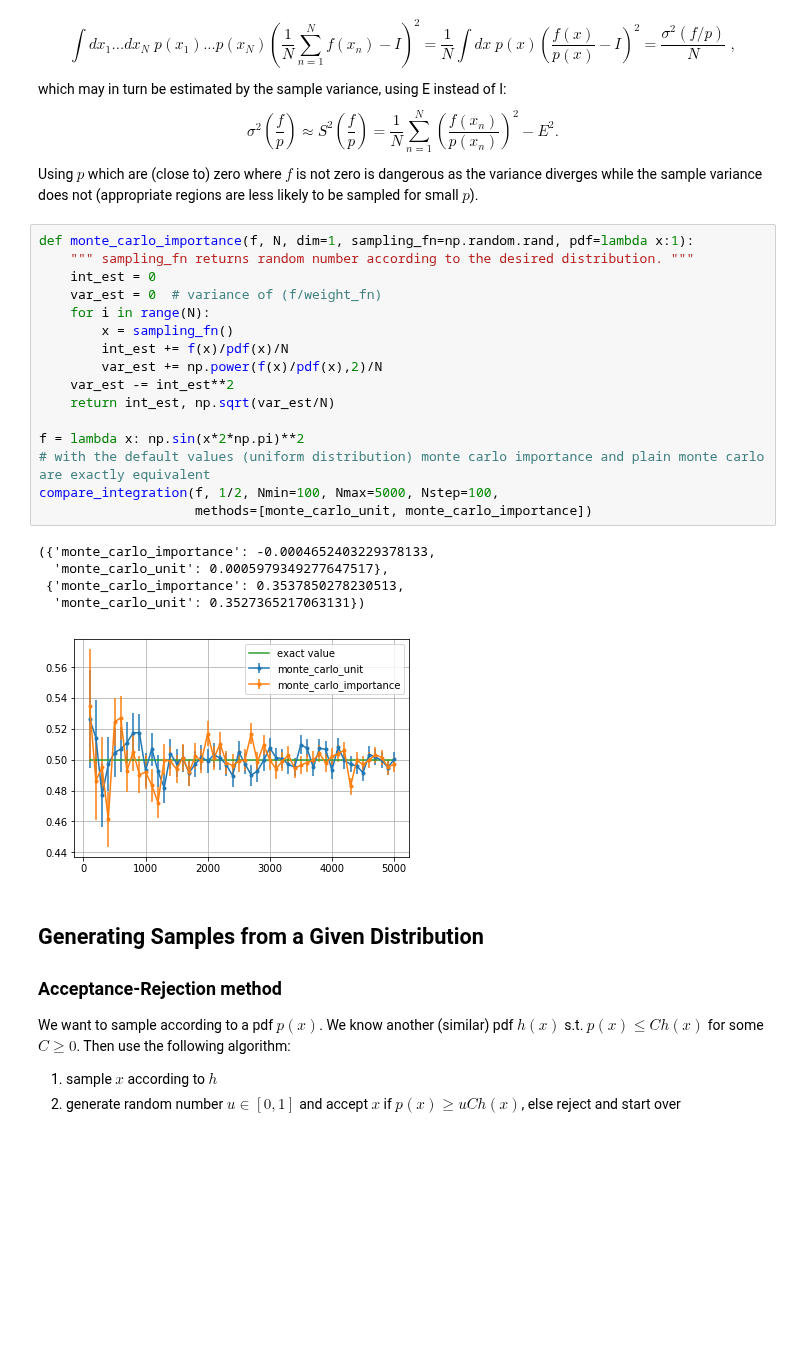
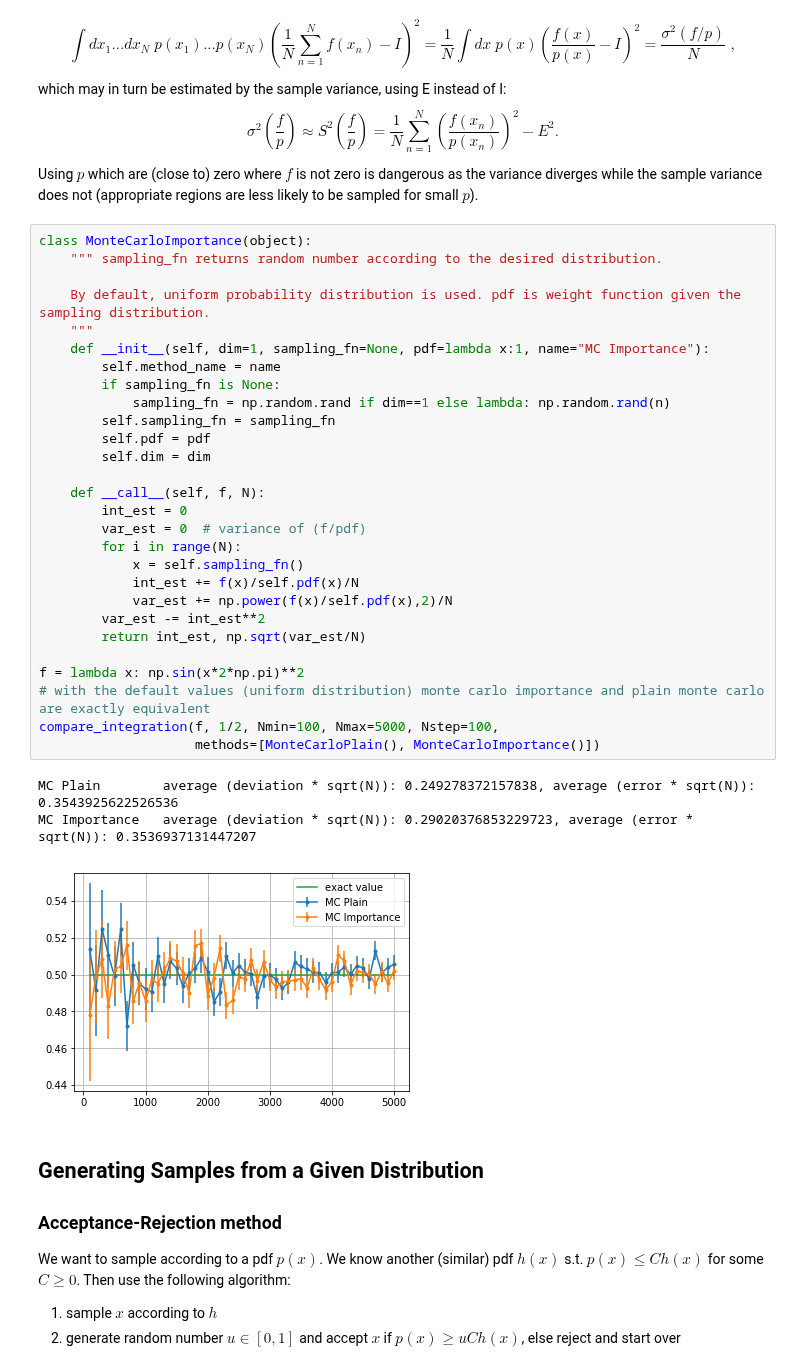
Before and after one commit to mathisgerdes/hep-monte-carlo, a Jupyter notebook: intro/monte_carlo.ipynb, the cells around one changed output. Cells and saved outputs as stored; diff of their text form; blank space fills up the shorter version.

```diff
--- a/intro/monte_carlo.ipynb
+++ b/intro/monte_carlo.ipynb
@@ -278,27 +284,37 @@ $$
 
 Using $p$ which are (close to) zero where $f$ is not zero is dangerous as the variance diverges while the sample variance does not (appropriate regions are less likely to be sampled for small $p$).
 # %%
-def monte_carlo_importance(f, N, dim=1, sampling_fn=np.random.rand, pdf=lambda x:1):
-    """ sampling_fn returns random number according to the desired distribution. """
-    int_est = 0
-    var_est = 0  # variance of (f/weight_fn)
-    for i in range(N):
-        x = sampling_fn()
-        int_est += f(x)/pdf(x)/N
-        var_est += np.power(f(x)/pdf(x),2)/N
-    var_est -= int_est**2
-    return int_est, np.sqrt(var_est/N)
+class MonteCarloImportance(object):
+    """ sampling_fn returns random number according to the desired distribution.
+
+    By default, uniform probability distribution is used. pdf is weight function given the sampling distribution.
+    """
+    def __init__(self, dim=1, sampling_fn=None, pdf=lambda x:1, name="MC Importance"):
+        self.method_name = name
+        if sampling_fn is None:
+            sampling_fn = np.random.rand if dim==1 else lambda: np.random.rand(n)
+        self.sampling_fn = sampling_fn
+        self.pdf = pdf
+        self.dim = dim
+
+    def __call__(self, f, N):
+        int_est = 0
+        var_est = 0  # variance of (f/pdf)
+        for i in range(N):
+            x = self.sampling_fn()
+            int_est += f(x)/self.pdf(x)/N
+            var_est += np.power(f(x)/self.pdf(x),2)/N
+        var_est -= int_est**2
+        return int_est, np.sqrt(var_est/N)
 
 f = lambda x: np.sin(x*2*np.pi)**2
 # with the default values (uniform distribution) monte carlo importance and plain monte carlo are exactly equivalent
 compare_integration(f, 1/2, Nmin=100, Nmax=5000, Nstep=100,
-                    methods=[monte_carlo_unit, monte_carlo_importance])
+                    methods=[MonteCarloPlain(), MonteCarloImportance()])
 # %% [output]
-({'monte_carlo_importance': -0.0004652403229378133,
-  'monte_carlo_unit': 0.0005979349277647517},
- {'monte_carlo_importance': 0.3537850278230513,
-  'monte_carlo_unit': 0.3527365217063131})
+MC Plain        average (deviation * sqrt(N)): 0.249278372157838, average (error * sqrt(N)): 0.3543925622526536
+MC Importance   average (deviation * sqrt(N)): 0.29020376853229723, average (error * sqrt(N)): 0.3536937131447207
-[figure, old version]
+[figure, new version]
 # %% [markdown]
 ## Generating Samples from a Given Distribution
 ### Acceptance-Rejection method
```
Also changed, not shown: parts of 13 cells of this notebook.
